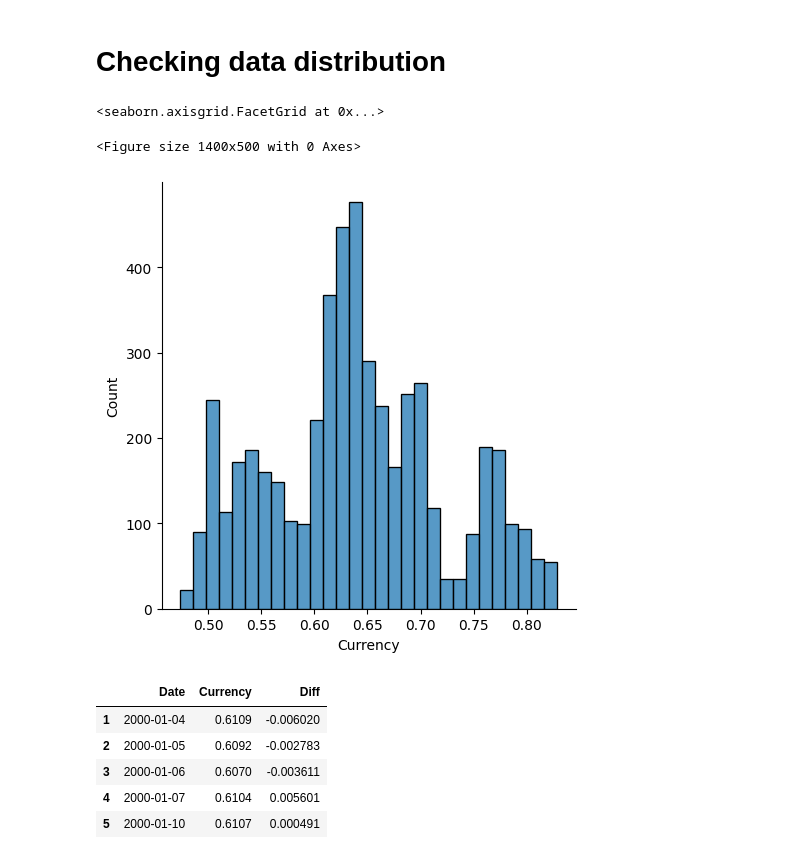
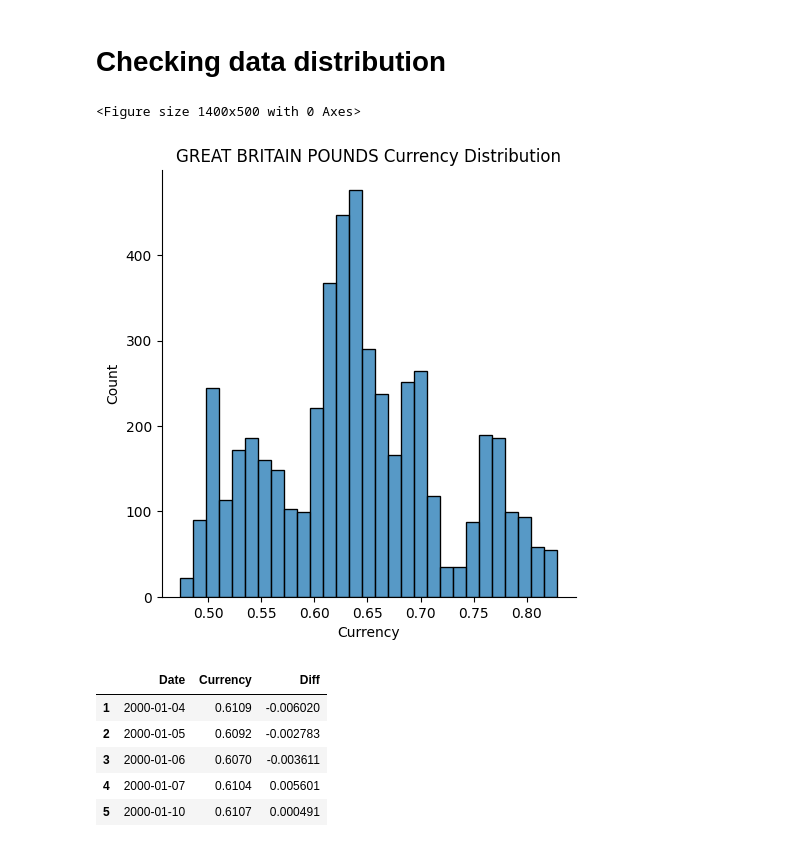
Before and after one commit to Koel09/DS_LSTM_ForexCurrencyPredictor, a Jupyter notebook: ForexCurrencyPredictor_LSTM_using_saved_model.ipynb, the cells around one changed output. Saved outputs shown, nothing was run; the diff lists cells and outputs as text; code cells hidden in the pictures.

Commit message:
change all chart names

```diff
--- a/ForexCurrencyPredictor_LSTM_using_saved_model.ipynb
+++ b/ForexCurrencyPredictor_LSTM_using_saved_model.ipynb
@@ -232,10 +229,11 @@ df.head()
 # %%
 plt.figure(figsize = (14,5))
 sns.displot(df['Currency'])
+plt.title(f'{Currency} Currency Distribution')
+plt.show()
 # %% [output]
-<seaborn.axisgrid.FacetGrid at 0x...>
+<Figure size 1400x500 with 0 Axes>
-<Figure size 1400x500 with 0 Axes>
-[figure, old version]
+[figure, new version]
 # %%
 df['Diff'] = df['Currency'].pct_change()   # or df['price'].diff()
 df = df.dropna()
```
Also changed, not shown: parts of 6 cells of this notebook.
